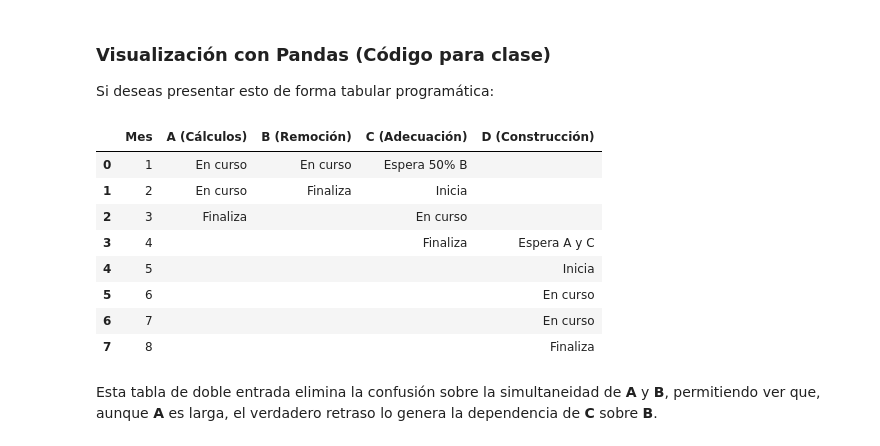
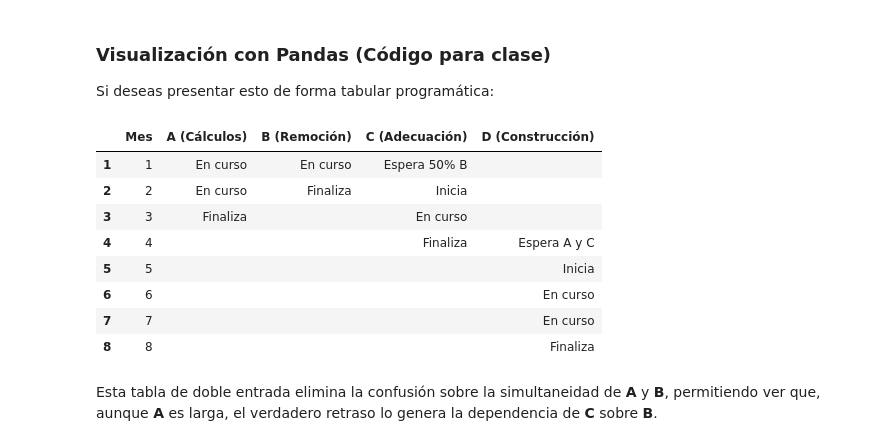
Before and after one commit to marco-canas/camino-udea, a Jupyter notebook: 3_lenguaje_proposicional/clase_02_analisis_del_lenguaje/clase_02_analisis_del_lenguaje.ipynb, the cells around one changed output. Drawn from its saved outputs; the diff is of its cells as text; code cells hidden in the pictures.

```diff
--- a/3_lenguaje_proposicional/clase_02_analisis_del_lenguaje/clase_02_analisis_del_lenguaje.ipynb
+++ b/3_lenguaje_proposicional/clase_02_analisis_del_lenguaje/clase_02_analisis_del_lenguaje.ipynb
@@ -92,26 +93,27 @@ Si deseas presentar esto de forma tabular programática:
 # %%
 import pandas as pd
 
 # Creación de la matriz de tiempo
 cronograma = pd.DataFrame({
     'Mes': [1, 2, 3, 4, 5, 6, 7, 8],
     'A (Cálculos)':    ['En curso', 'En curso', 'Finaliza', '', '', '', '', ''],
     'B (Remoción)':    ['En curso', 'Finaliza', '', '', '', '', '', ''],
     'C (Adecuación)':  ['Espera 50% B', 'Inicia', 'En curso', 'Finaliza', '', '', '', ''],
     'D (Construcción)': ['', '', '', 'Espera A y C', 'Inicia', 'En curso', 'En curso', 'Finaliza']
 })
 
+cronograma.index = range(1, len(cronograma) + 1)
 cronograma
 # %% [output]
 |  | Mes | A (Cálculos) | B (Remoción) | C (Adecuación) | D (Construcción) |
-| 0 | 1 | En curso | En curso | Espera 50% B |  |
-| 1 | 2 | En curso | Finaliza | Inicia |  |
-| 2 | 3 | Finaliza |  | En curso |  |
-| 3 | 4 |  |  | Finaliza | Espera A y C |
-| 4 | 5 |  |  |  | Inicia |
-| 5 | 6 |  |  |  | En curso |
-| 6 | 7 |  |  |  | En curso |
-| 7 | 8 |  |  |  | Finaliza |
+| 1 | 1 | En curso | En curso | Espera 50% B |  |
+| 2 | 2 | En curso | Finaliza | Inicia |  |
+| 3 | 3 | Finaliza |  | En curso |  |
+| 4 | 4 |  |  | Finaliza | Espera A y C |
+| 5 | 5 |  |  |  | Inicia |
+| 6 | 6 |  |  |  | En curso |
+| 7 | 7 |  |  |  | En curso |
+| 8 | 8 |  |  |  | Finaliza |
 # %% [markdown]
 Esta tabla de doble entrada elimina la confusión sobre la simultaneidad de **A** y **B**, permitiendo ver que, aunque **A** es larga, el verdadero retraso lo genera la dependencia de **C** sobre **B**.
 # %% [markdown]
```
Also changed, not shown: parts of 18 cells of this notebook, 7 other files.
